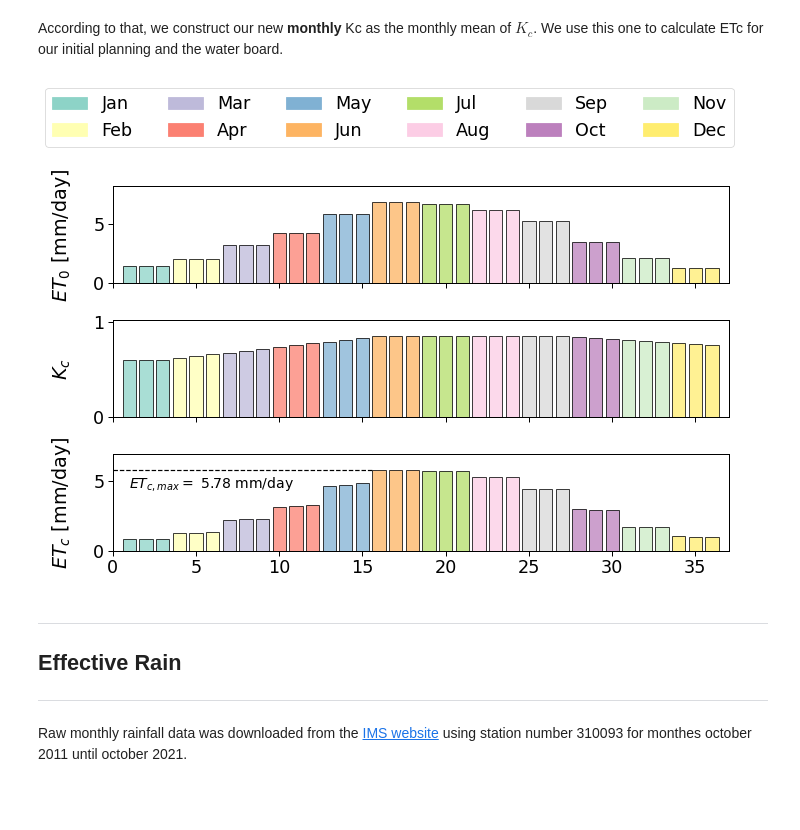
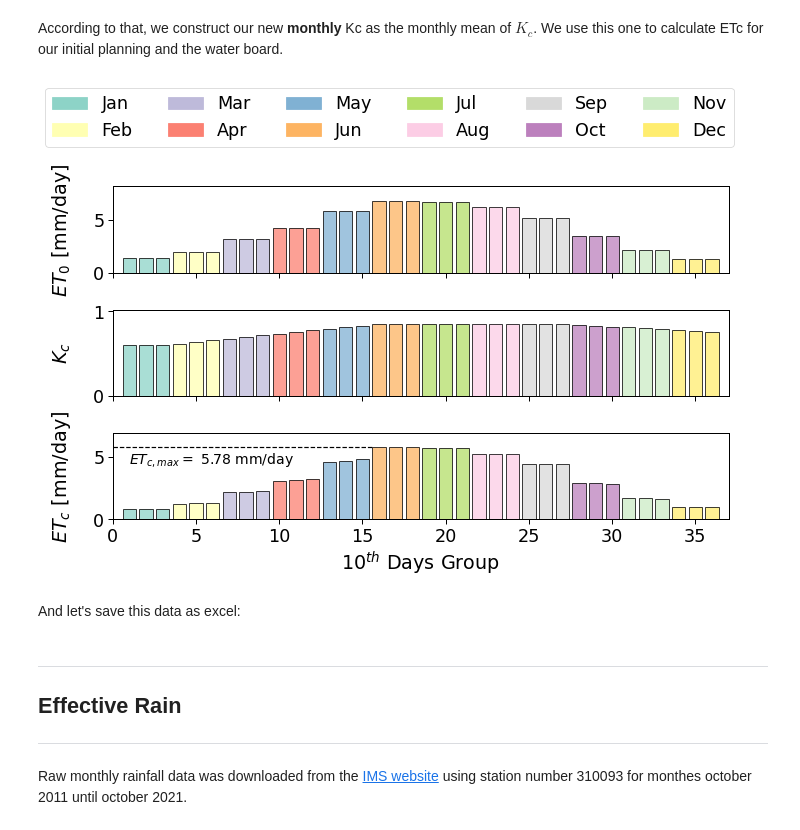
Before and after one commit to YuvalBayer/IrrigationProject, a Jupyter notebook: NB1_Initial_Planing.ipynb, the cells around one changed output. Saved outputs shown, nothing was run; the diff lists cells and outputs as text; code cells hidden in the pictures; blank space fills up the shorter version.

```diff
--- a/NB1_Initial_Planing.ipynb
+++ b/NB1_Initial_Planing.ipynb
@@ -213,31 +213,34 @@ def plot_series1(axis, s):
             lw=1,
              alpha=0.75)
     axis.grid(b=False)
     axis.set_ylabel(label, labelpad=20)
     axis.set_ylim(0,max(s.values)*1.2)
 
 ETc = Kc * ET0
 plant_demand = pd.DataFrame()
 plant_demand[r'$ET_0 $ [mm/day]'] =ET0
 plant_demand[r'$K_c$'] = Kc
 plant_demand[r'$ET_c $ [mm/day]'] = ETc
 
 fig, axes = plt.subplots(3,1,sharex=True,figsize=(10,6))
 for i, col_name in zip(range(len(axes)), plant_demand):
     plot_series1(axes[i], plant_demand[col_name])
 
 axes[-1].set_xlim(0,37)
 axes[-1].hlines(np.max(ETc),0,15.6,color='k',ls='--')
 axes[-1].text(1,4.5,r'$ET_{c,max} =$'+' {:.3} mm/day'.format(np.max(ETc)),fontsize=14)
+axes[-1].set_xlabel(r'10$^{th}$ Days Group')
 
 # Adding legend by creating patches without plotting them
 handles = []
 Months_names = ['Jan','Feb','Mar','Apr','May','Jun','Jul','Aug','Sep','Oct','Nov','Dec']
 for m in range(1,13): # For every month
     patch = mpatches.Patch(color=COLORS[m-1], label=Months_names[m-1])
     handles.append(patch)
 fig.legend(handles=handles, ncol=6, loc=9, bbox_to_anchor=(0.5,1.2))
 plt.tight_layout()
 plt.savefig('Figures/plant_demand_FAO.png',bbox_inches='tight')
 # %% [output]
-[figure, old version]
+[figure, new version]
+# %% [markdown]
+And let's save this data as excel:
```
Also changed, not shown: parts of 1 cell of this notebook, 11 other files.
